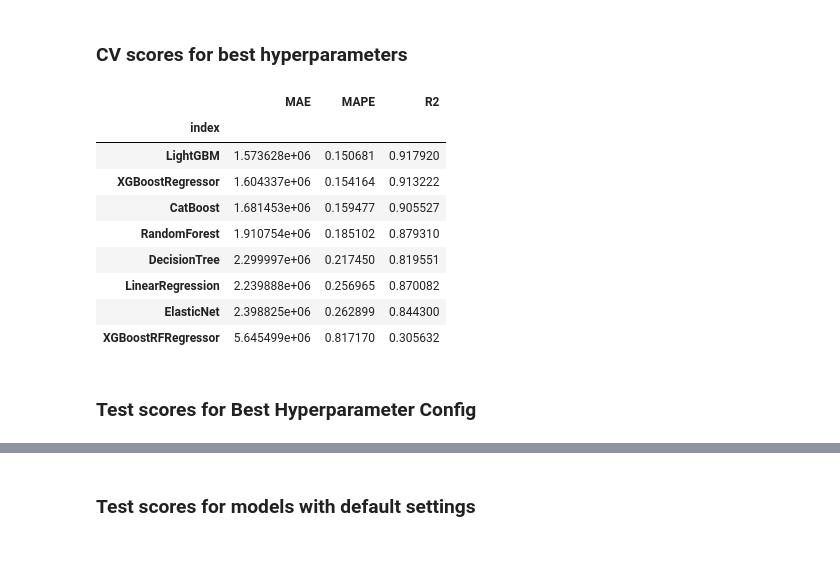
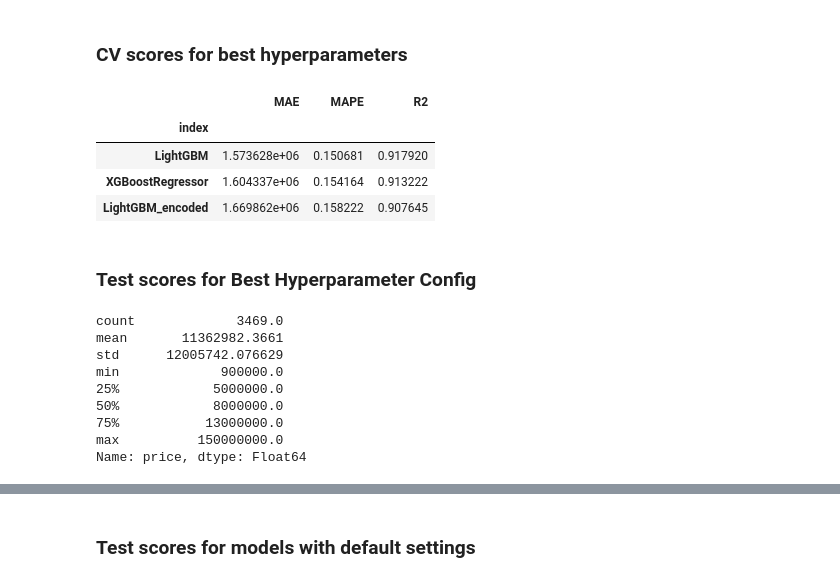
Before and after one commit to joshiaditya0511/pune-house-price-prediction, a Jupyter notebook: Stationary/Iteration_3/ModelTrainingAndSelection.ipynb, the cells around one changed output, grey strips where cells are left out. Drawn from its saved outputs; the diff is of its cells as text; code cells hidden in the pictures; blank space fills up the shorter version.

```diff
--- a/Stationary/Iteration_3/ModelTrainingAndSelection.ipynb
+++ b/Stationary/Iteration_3/ModelTrainingAndSelection.ipynb
@@ -884,32 +1018,27 @@ CatBoost: {'depth': 7, 'iterations': 500, 'learning_rate': 0.2}
 # %%
 temp = {
     "index":[],
     'MAE':[],
     'MAPE':[],
     'R2':[],
 }
 for model, values in results_dict.items():
     if values.get('cv_scores') is None:
         continue
     temp['index'].append(model)
     temp['MAE'].append(values['cv_scores']['MAE'])
     temp['MAPE'].append(values['cv_scores']['MAPE'])
     temp['R2'].append(values['cv_scores']['R2'])
 
 cv_scores = pd.DataFrame(temp).set_index('index')
-cv_scores.sort_values(by='MAPE', ascending=True).to_csv("Results/cv_scores.csv", index=True)
+# cv_scores.sort_values(by='MAPE', ascending=True).to_csv("Results/cv_scores.csv", index=True)
 cv_scores.sort_values(by='MAPE', ascending=True)
 # %% [output]
 |  | MAE | MAPE | R2 |
 | index |  |  |  |
 | LightGBM | 1.573628e+06 | 0.150681 | 0.917920 |
 | XGBoostRegressor | 1.604337e+06 | 0.154164 | 0.913222 |
-| CatBoost | 1.681453e+06 | 0.159477 | 0.905527 |
-| RandomForest | 1.910754e+06 | 0.185102 | 0.879310 |
-| DecisionTree | 2.299997e+06 | 0.217450 | 0.819551 |
-| LinearRegression | 2.239888e+06 | 0.256965 | 0.870082 |
-| ElasticNet | 2.398825e+06 | 0.262899 | 0.844300 |
-| XGBoostRFRegressor | 5.645499e+06 | 0.817170 | 0.305632 |
+| LightGBM_encoded | 1.669862e+06 | 0.158222 | 0.907645 |
 # %% [markdown]
 ### Test scores for Best Hyperparameter Config
 # %%
@@ -951,6 +1080,18 @@ mae_df = pd.DataFrame.from_dict(mae_data, orient="index")
 mape_df = pd.DataFrame.from_dict(mape_data, orient="index")
 r2_df = pd.DataFrame.from_dict(r2_data, orient="index")
 adj_r2_df = pd.DataFrame.from_dict(adj_r2_data, orient="index")
+# %%
+df_test['price'].describe()
+# %% [output]
+count             3469.0
+mean       11362982.3661
+std      12005742.076629
+min             900000.0
+25%            5000000.0
+50%            8000000.0
+75%           13000000.0
+max          150000000.0
+Name: price, dtype: Float64
 # %%
 (mae_df/1000).sort_values(by="50%", ascending=True)
 # %% [output]
```
Also changed, not shown: parts of 16 cells of this notebook, 27 other files.
